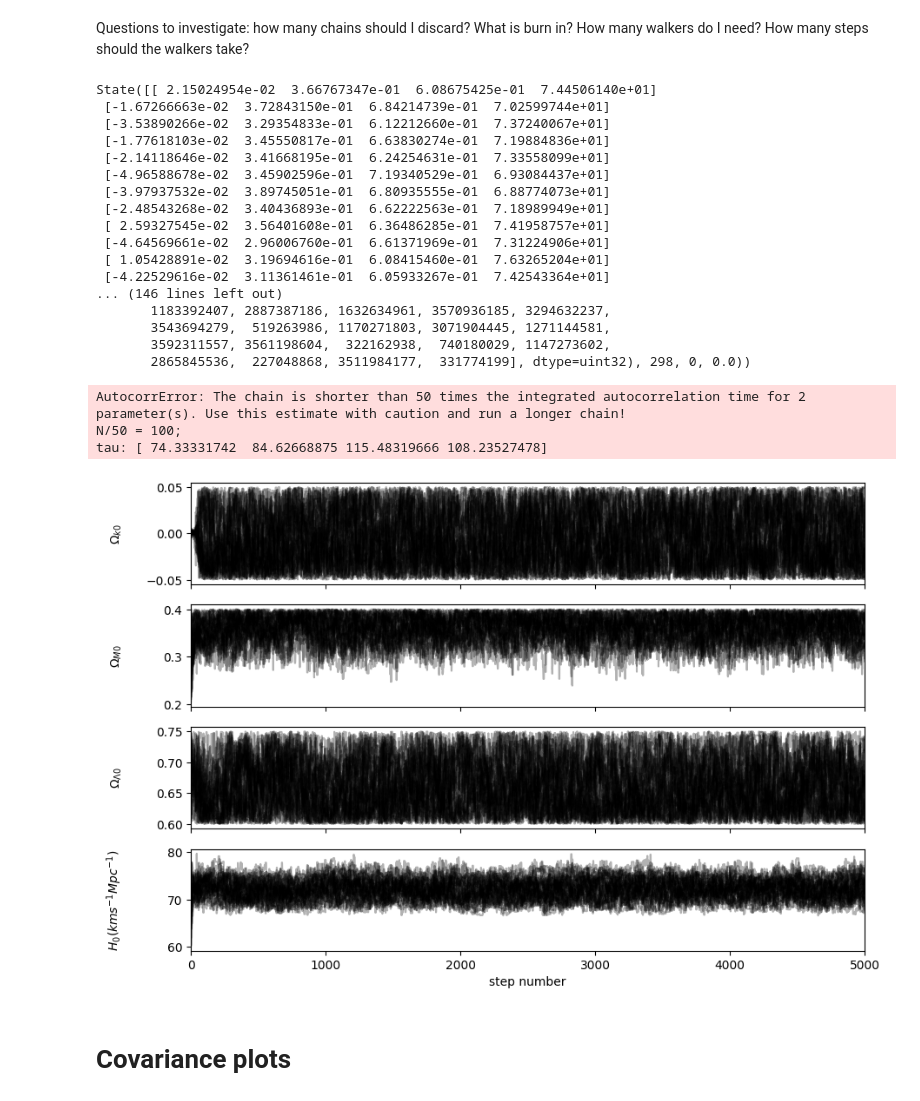
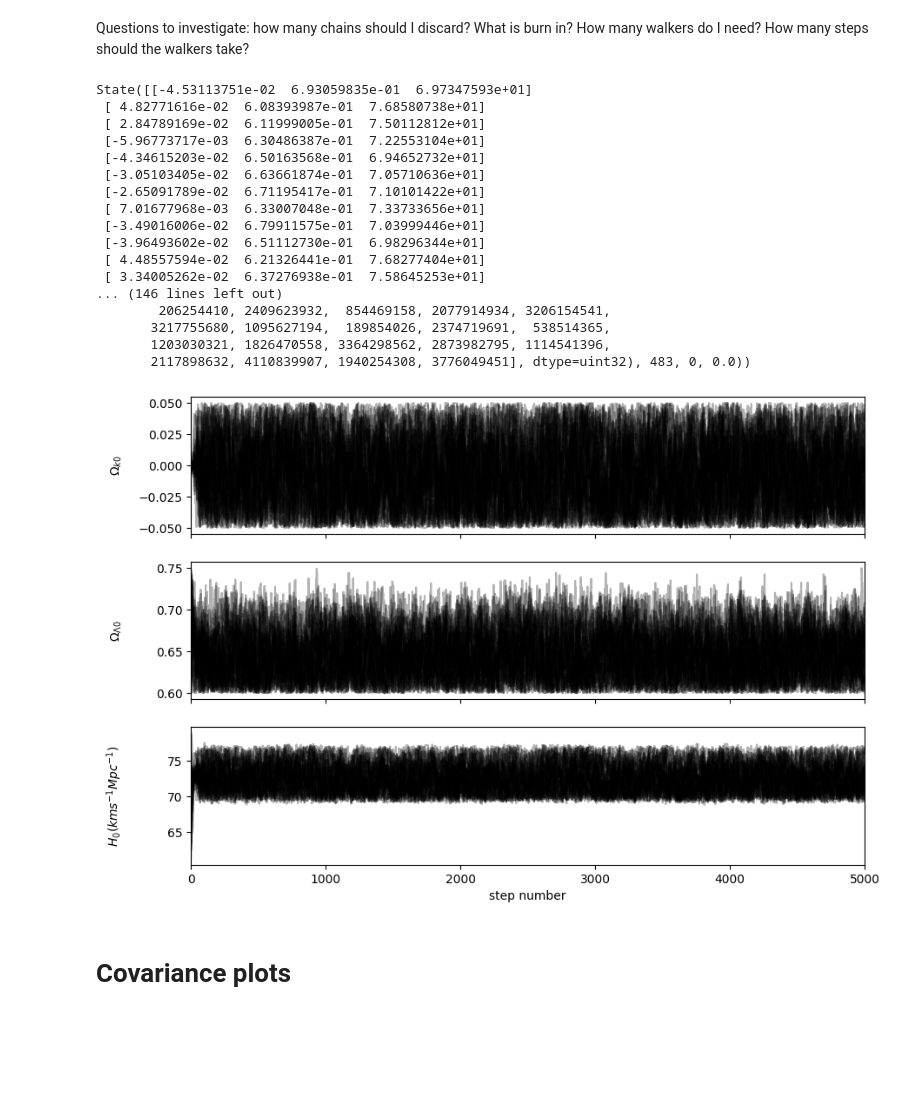
Before and after one commit to LightningMinion/Supernova-Cosmology, a Jupyter notebook: extension-code.ipynb, the cells around one changed output. Cells and saved outputs as stored; diff of their text form; code cells hidden in the pictures; blank space fills up the shorter version.

Commit message:
removed omega_M0 parameter

```diff
--- a/extension-code.ipynb
+++ b/extension-code.ipynb
@@ -20,17 +20,18 @@ megaparsec = 3.0856775814913673 * 10**10
 def eos(z, w):
     return -1
 
-def Friedmann_eq(z, omega_k, omega_M, omega_DE, H0):
+def Friedmann_eq(z, omega_k, omega_DE, H0):
     #w = eos(z, 1) *(1+z)**(3*(1+w))
+    omega_M = 1 - omega_k - omega_DE
     H2 = (H0**2)*(omega_M*(1+z)**3 + omega_DE - omega_k*(1+z)**2)
     return np.sqrt(H2)
 
-def integrand(z, omega_k, omega_M, omega_DE, H0):
-    return c/Friedmann_eq(z, omega_k, omega_M, omega_DE, H0)
+def integrand(z, omega_k, omega_DE, H0):
+    return c/Friedmann_eq(z, omega_k, omega_DE, H0)
 
-def co_moving_dist(z_up, omega_k, omega_M, omega_DE, H0):
+def co_moving_dist(z_up, omega_k, omega_DE, H0):
     z_up = np.concatenate(([0], z_up))
-    r_cm = scp.integrate.odeint(lambda y, t: integrand(t, omega_k, omega_M, omega_DE, H0), 0, z_up)
+    r_cm = scp.integrate.odeint(lambda y, t: integrand(t, omega_k, omega_DE, H0), 0, z_up)
     r_c = np.delete(r_cm, 0)
     return np.ndarray.flatten(r_c) #comoving distance in Mpc?
 
@@ -41,8 +42,8 @@ def Sk(omega_k, H0, rc): #units issue?
         return (c/(H0*np.sqrt(-omega_k)))*np.sin(np.sqrt(-omega_k)*rc*H0/c)
     return (c/(H0*np.sqrt(omega_k)))*np.sinh(np.sqrt(omega_k)*rc*H0/c)
 
-def dist_modulus(z, omega_k, omega_M, omega_DE, H0):
-    rc = co_moving_dist(z, omega_k, omega_M, omega_DE, H0)
+def dist_modulus(z, omega_k, omega_DE, H0):
+    rc = co_moving_dist(z, omega_k, omega_DE, H0)
     s_k = Sk(omega_k, H0, rc)
     dl = (1+z)*s_k
     dist_mod = 5*np.log10(dl) + 25
@@ -62,10 +63,6 @@ w = w0 + wa*(1+z)"""
 # Load the data
 # %%
 sn_z, sn_z_err, sn_mu, sn_mu_err = np.loadtxt("pantheon-plus+SH0ES-SN.txt", usecols=(2,3,4,5), unpack = True)
-sort_IDs = np.argsort(sn_z)
-sn_z = sn_z[sort_IDs]
-sn_mu = sn_mu[sort_IDs]
-sn_z_err = sn_z_err[sort_IDs]
 covmat_file = np.loadtxt("Pantheon+SH0ES_STAT+SYS.cov")
 covmat_file_dim = int(covmat_file[0])
 covmat_file = np.delete(covmat_file, 0)
@@ -119,25 +113,24 @@ Priors are: {k=0, H0~70, etc}
 Should priors be uniform or Gaussian over the range? - use uniform unless I have good reasons to use a Gaussian (eg if I use the Planck result as a prior, the prior could be a Gaussian with st dev being the error given by Planck)
 # %%
 def log_prior(theta, z):
-    omega_k, omega_M, omega_DE, H0 = theta
+    omega_k, omega_DE, H0 = theta
+    omega_M = 1 - omega_k - omega_DE
     H2 = (H0**2)*(omega_M*(1+z)**3 + omega_DE - omega_k*(1+z)**2)
-    if -0.05<omega_k<0.05 and 0.2<omega_M<0.4 and 0.6<omega_DE<0.75 and 60<H0<80 and np.all(H2>0):
+    if -0.05<omega_k<0.05 and 0.6<omega_DE<0.75 and 60<H0<80 and np.all(H2>0):
         return 0.0
     return -np.inf
 
-priors_central = [0, 0.5, 0.5, 70]
-pos = np.zeros((32, 4))
+pos = np.zeros((32, 3))
 for i in range(len(pos)):
     pos[i][0] = np.random.uniform(-0.005, 0.005)
-    pos[i][1] = np.random.uniform(0.2, 0.4)
-    pos[i][2] = np.random.uniform(0.6, 0.75)
-    pos[i][3] = np.random.uniform(60, 80)
+    pos[i][1] = np.random.uniform(0.6, 0.75)
+    pos[i][2] = np.random.uniform(60, 80)
 # %% [markdown]
 # Likelihood function
 # %%
 def log_likelihood(theta, z, mu, covmatrix_inv):
-    omega_k, omega_M, omega_DE, H0 = theta
-    model = dist_modulus(z, omega_k, omega_M, omega_DE, H0)
+    omega_k, omega_DE, H0 = theta
+    model = dist_modulus(z, omega_k, omega_DE, H0)
     resids = mu - model
     chi2 = np.matmul(np.matmul(resids, covmatrix_inv), resids)
     return -0.5*chi2
@@ -161,45 +154,42 @@ sampler = emcee.EnsembleSampler(
 )
 sampler.run_mcmc(pos, nsteps, progress = True)
 # %% [output]
-State([[ 2.15024954e-02  3.66767347e-01  6.08675425e-01  7.44506140e+01]
- [-1.67266663e-02  3.72843150e-01  6.84214739e-01  7.02599744e+01]
- [-3.53890266e-02  3.29354833e-01  6.12212660e-01  7.37240067e+01]
- [-1.77618103e-02  3.45550817e-01  6.63830274e-01  7.19884836e+01]
- [-2.14118646e-02  3.41668195e-01  6.24254631e-01  7.33558099e+01]
- [-4.96588678e-02  3.45902596e-01  7.19340529e-01  6.93084437e+01]
- [-3.97937532e-02  3.89745051e-01  6.80935555e-01  6.88774073e+01]
- [-2.48543268e-02  3.40436893e-01  6.62222563e-01  7.18989949e+01]
- [ 2.59327545e-02  3.56401608e-01  6.36486285e-01  7.41958757e+01]
- [-4.64569661e-02  2.96006760e-01  6.61371969e-01  7.31224906e+01]
- [ 1.05428891e-02  3.19694616e-01  6.08415460e-01  7.63265204e+01]
- [-4.22529616e-02  3.11361461e-01  6.05933267e-01  7.42543364e+01]
+State([[-4.53113751e-02  6.93059835e-01  6.97347593e+01]
+ [ 4.82771616e-02  6.08393987e-01  7.68580738e+01]
+ [ 2.84789169e-02  6.11999005e-01  7.50112812e+01]
+ [-5.96773717e-03  6.30486387e-01  7.22553104e+01]
+ [-4.34615203e-02  6.50163568e-01  6.94652732e+01]
+ [-3.05103405e-02  6.63661874e-01  7.05710636e+01]
+ [-2.65091789e-02  6.71195417e-01  7.10101422e+01]
+ [ 7.01677968e-03  6.33007048e-01  7.33733656e+01]
+ [-3.49016006e-02  6.79911575e-01  7.03999446e+01]
+ [-3.96493602e-02  6.51112730e-01  6.98296344e+01]
+ [ 4.48557594e-02  6.21326441e-01  7.68277404e+01]
+ [ 3.34005262e-02  6.37276938e-01  7.58645253e+01]
 ... (146 lines left out)
-       1183392407, 2887387186, 1632634961, 3570936185, 3294632237,
-       3543694279,  519263986, 1170271803, 3071904445, 1271144581,
-       3592311557, 3561198604,  322162938,  740180029, 1147273602,
-       2865845536,  227048868, 3511984177,  331774199], dtype=uint32), 298, 0, 0.0))
+        206254410, 2409623932,  854469158, 2077914934, 3206154541,
+       3217755680, 1095627194,  189854026, 2374719691,  538514365,
+       1203030321, 1826470558, 3364298562, 2873982795, 1114541396,
+       2117898632, 4110839907, 1940254308, 3776049451], dtype=uint32), 483, 0, 0.0))
 # %%
 ndiscard = 100 #how many steps at the beginning of the chain to discard
 flat_samples = sampler.get_chain(discard = ndiscard, thin = 15, flat = True)
 
-fig, axes = plt.subplots(4, figsize=(10, 7), sharex=True)
+fig, axes = plt.subplots(3, figsize=(10, 7), sharex=True)
 samples = sampler.get_chain()
-labels = ["$Ω_{k0}$", "$Ω_{M0}$", "$Ω_{Λ0}$", "$H_{0} (kms^{-1}Mpc^{-1})$"]
+labels = ["$Ω_{k0}$", "$Ω_{Λ0}$", "$H_{0} (kms^{-1}Mpc^{-1})$"]
 for i in range(ndim):
     ax = axes[i]
     ax.plot(samples[:, :, i], "k", alpha=0.3)
     ax.set_xlim(0, len(samples))
     ax.set_ylabel(labels[i])
     ax.yaxis.set_label_coords(-0.1, 0.5)
 
 axes[-1].set_xlabel("step number");
 plt.savefig("walkers2.png")
-print(sampler.get_autocorr_time())
+#print(sampler.get_autocorr_time())
 # %% [output]
-AutocorrError: The chain is shorter than 50 times the integrated autocorrelation time for 2 parameter(s). Use this estimate with caution and run a longer chain!
-N/50 = 100;
-tau: [ 74.33331742  84.62668875 115.48319666 108.23527478]
-[figure, old version]
+[figure, new version]
 # %% [markdown]
 # Covariance plots
 # %%
```
Also changed, not shown: parts of 6 cells of this notebook, 2 other files.
